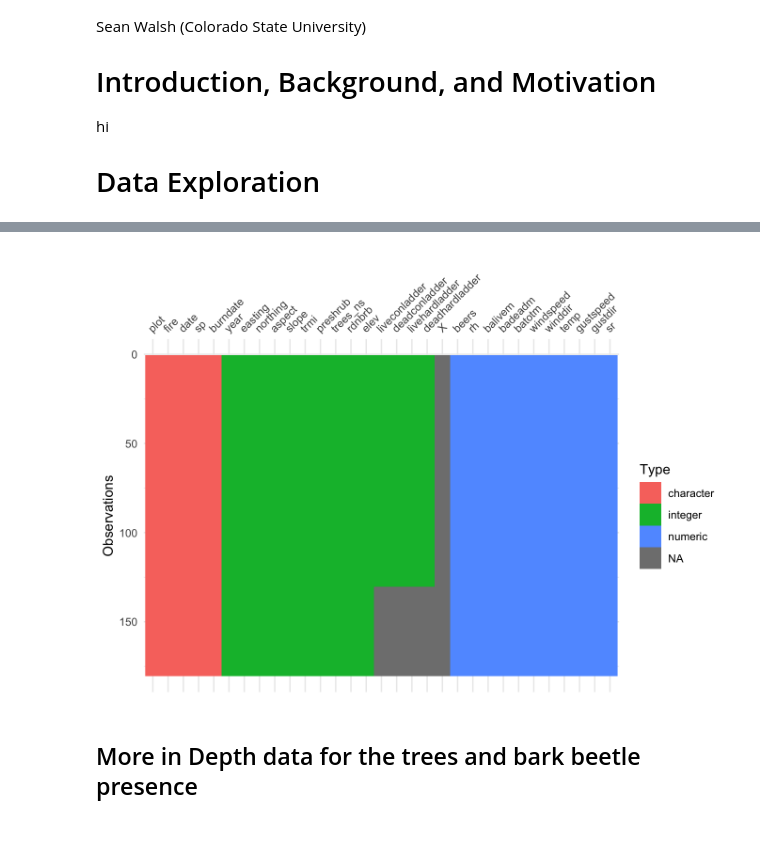
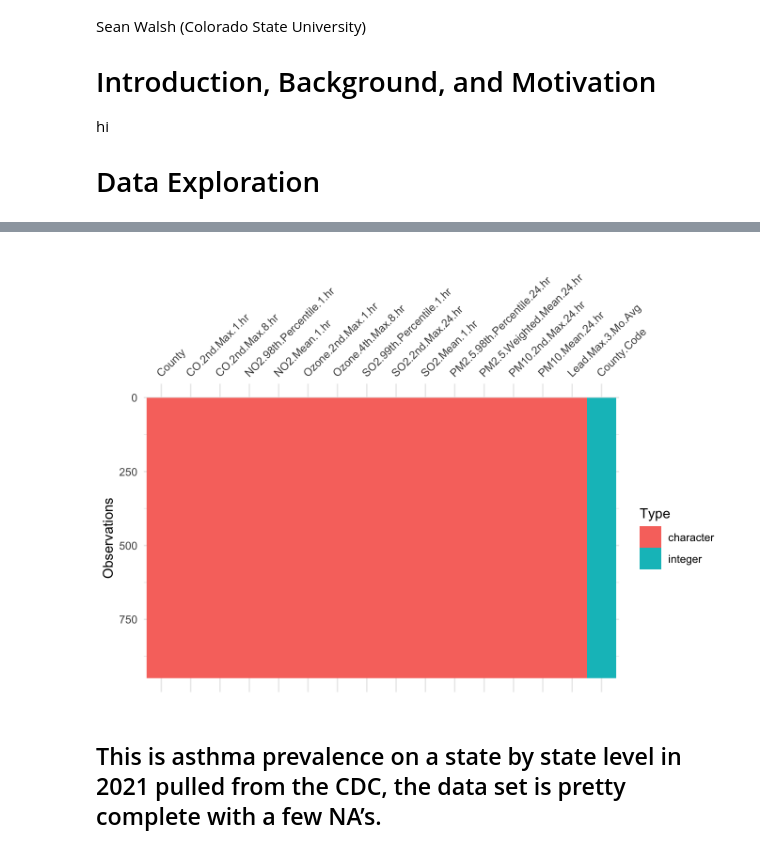
Before and after one commit to balcarcm97/final_project, a Jupyter notebook: docs/index.out.ipynb, the cells around one changed output, grey strips where cells are left out. Drawn from its saved outputs; the diff is of its cells as text; code cells hidden in the pictures.

```diff
--- a/docs/index.out.ipynb
+++ b/docs/index.out.ipynb
@@ -10,6 +10,7 @@ hi
 
 # Data Exploration
 # %%
-plot_data <- read.csv("PlotData.csv")
-tree_data <- read.csv("TreeData.csv")
-fireincidents <- read.csv("California_Fire_incidents.csv")
+EPA_air_quality <- read.csv("conreport2021.csv")
+asthma_prevalence <- read.csv("CDC_asthma_2021.csv")
+asthma_mort <- read.csv("CDC_asthma_mort2021.csv")
+covid_data3 <- read.csv("covid_confirmed_usafacts.csv")
@@ -18,7 +19,7 @@ fireincidents <- read.csv("California_Fire_incidents.csv")
 # %%
-visdat::vis_dat(plot_data)
+visdat::vis_dat(EPA_air_quality)
 # %% [output]
-[figure, old version]
+[figure, new version]
-# %% [markdown]
-## More in Depth data for the trees and bark beetle presence
+# %% [markdown]
+## This is asthma prevalence on a state by state level in 2021 pulled from the CDC, the data set is pretty complete with a few NA’s.
 # %%
```
Also changed, not shown: parts of 9 cells of this notebook, 41 other files.
